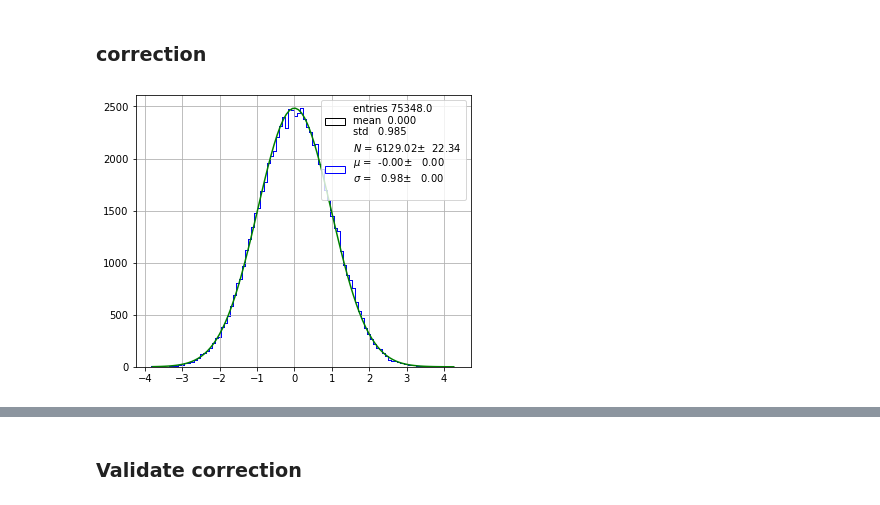
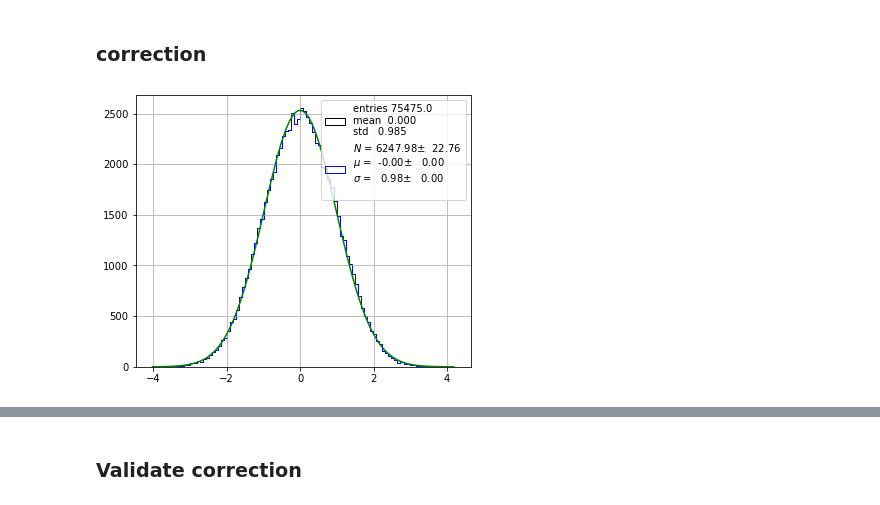
Before and after one commit to jahernando/next, a Jupyter notebook: NB/kr/kr_fit_toy_dev.ipynb, the cells around one changed output, grey strips where cells are left out. Drawn from its saved outputs; the diff is of its cells as text; code cells hidden in the pictures.

```diff
--- a/NB/kr/kr_fit_toy_dev.ipynb
+++ b/NB/kr/kr_fit_toy_dev.ipynb
@@ -96,11 +96,11 @@ prof.plot_profile(krmap, stats = ('counts', 'eref', 'dedt', 'dtref', 'ueref', 'u
 ### correction
 # %%
 pltext.canvas(1, 1);
-xsel = krmap.residuals > -9999.
+xsel = ~np.isnan(krmap.residuals)
 pltext.hist(krmap.residuals[xsel], 100);
 pltext.hfit(krmap.residuals[xsel], 100, fun = 'gaus');
 # %% [output]
-[figure, old version]
+[figure, new version]
 # %%
 corenergy, _ = krana.krmap_scale(coors, dtime, energy, krmap, scale = 41.5)
 # %%
```
Also changed, not shown: parts of 7 cells of this notebook, 3 other files.
